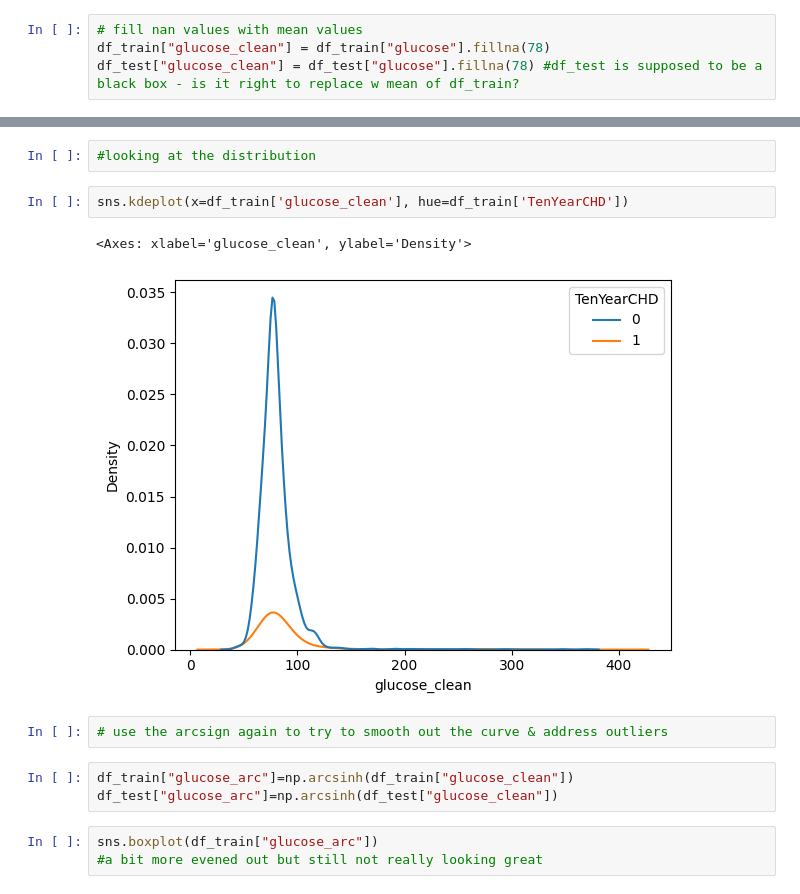
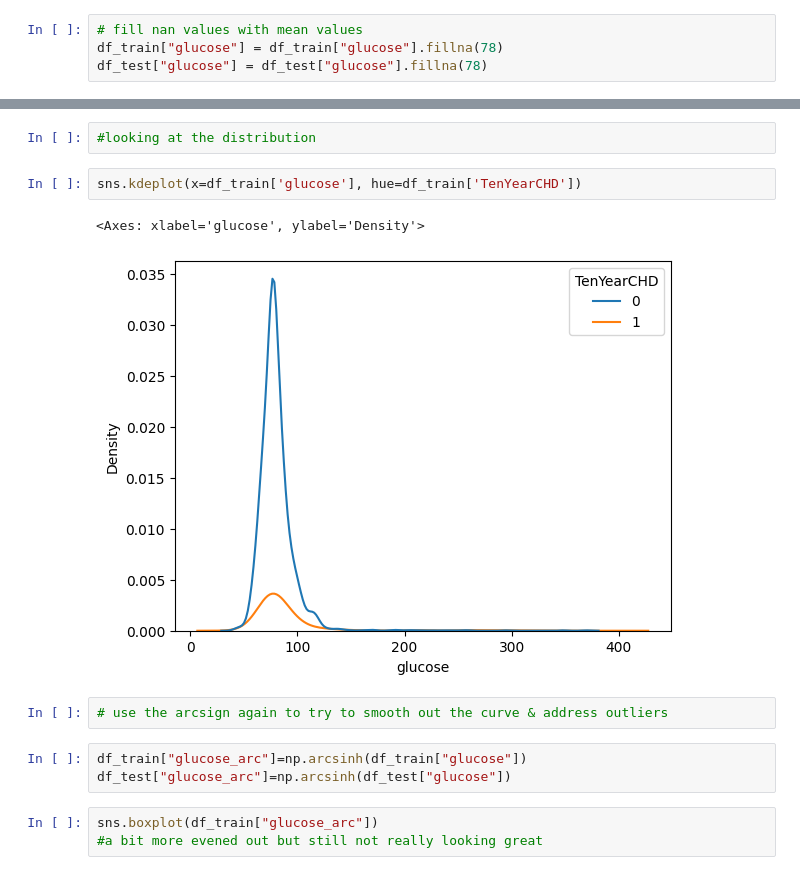
Before and after one commit to ashleyr05/project_chd, a Jupyter notebook: group8proj2.ipynb, the cells around one changed output, grey strips where cells are left out. Cells and saved outputs as stored; diff of their text form.

```diff
--- a/group8proj2.ipynb
+++ b/group8proj2.ipynb
@@ -194,5 +176,5 @@ risk 0.06981519507186858
 # %%
 # fill nan values with mean values
-df_train["glucose_clean"] = df_train["glucose"].fillna(78)
-df_test["glucose_clean"] = df_test["glucose"].fillna(78) #df_test is supposed to be a black box - is it right to replace w mean of df_train?
+df_train["glucose"] = df_train["glucose"].fillna(78)
+df_test["glucose"] = df_test["glucose"].fillna(78)
 # %%
@@ -226,15 +208,15 @@ var.groupby(df_train["TenYearCHD"]).describe()
 # %%
 #looking at the distribution
 # %%
-sns.kdeplot(x=df_train['glucose_clean'], hue=df_train['TenYearCHD'])
+sns.kdeplot(x=df_train['glucose'], hue=df_train['TenYearCHD'])
 # %% [output]
-<Axes: xlabel='glucose_clean', ylabel='Density'>
+<Axes: xlabel='glucose', ylabel='Density'>
-[figure, old version]
+[figure, new version]
 # %%
 # use the arcsign again to try to smooth out the curve & address outliers
 # %%
-df_train["glucose_arc"]=np.arcsinh(df_train["glucose_clean"])
-df_test["glucose_arc"]=np.arcsinh(df_test["glucose_clean"])
+df_train["glucose_arc"]=np.arcsinh(df_train["glucose"])
+df_test["glucose_arc"]=np.arcsinh(df_test["glucose"])
 # %%
 sns.boxplot(df_train["glucose_arc"])
 #a bit more evened out but still not really looking great
```
Also changed, not shown: parts of 24 cells of this notebook.
